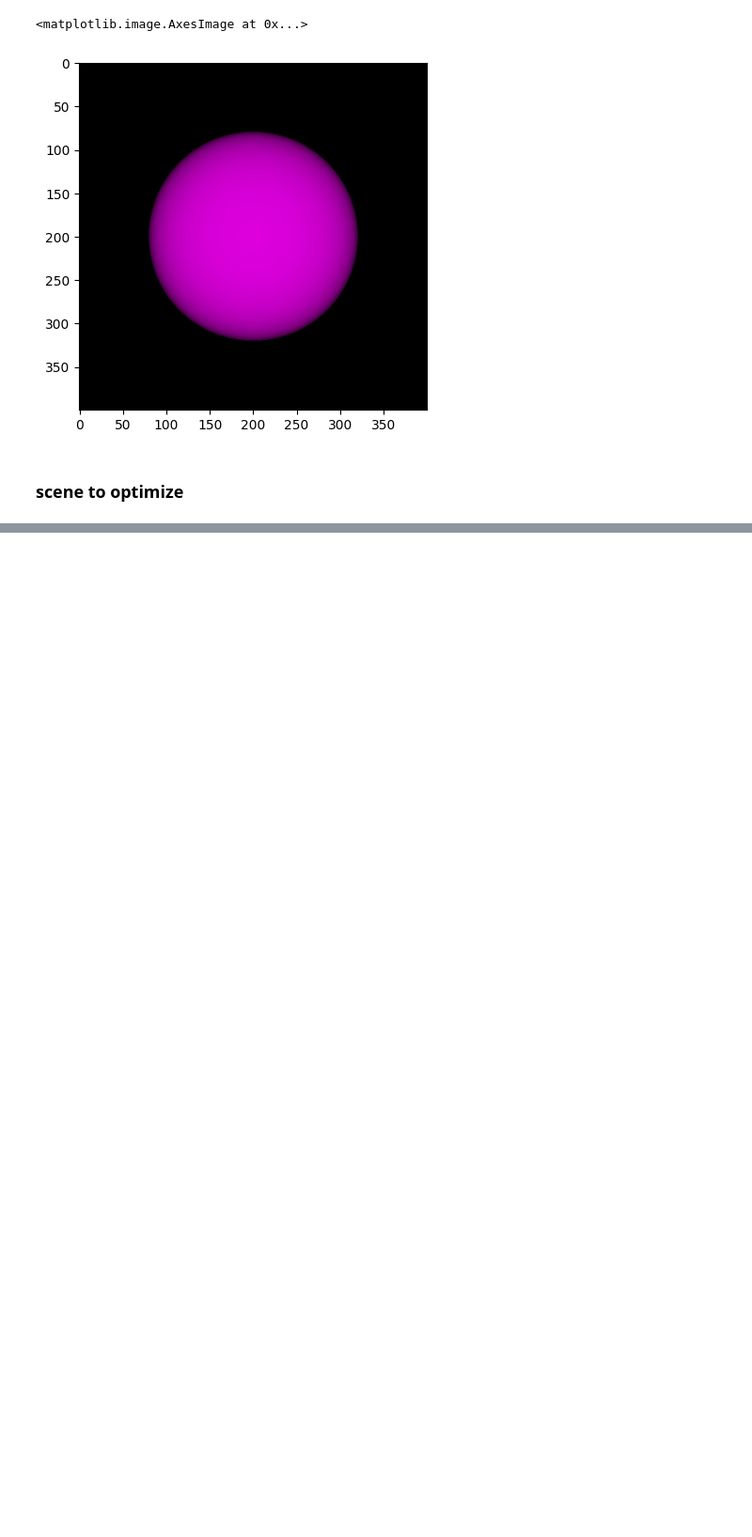
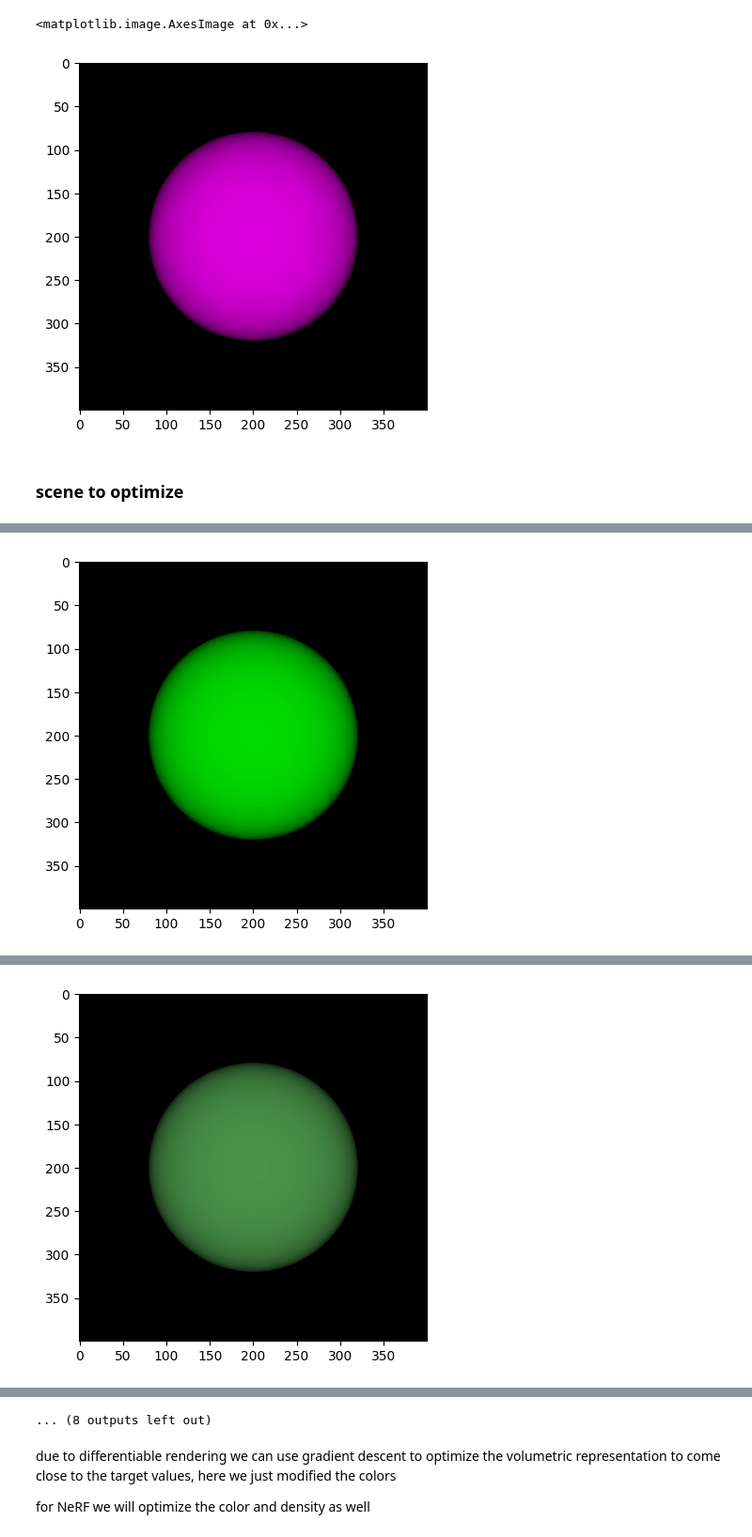
Before and after one commit to stanleyedward/learn_nerf, a Jupyter notebook: volumetric-rendering_optimization.ipynb, the cells around one changed output, grey strips where cells are left out. Shown at 94% size. Cells and saved outputs as stored; diff of their text form; code cells hidden in the pictures; blank space fills up the shorter version.

Commit message:
optimize color

```diff
--- a/volumetric-rendering_optimization.ipynb
+++ b/volumetric-rendering_optimization.ipynb
@@ -335,8 +337,9 @@ origin = torch.Tensor([0., 0., -1.])
 color_to_optimize = torch.tensor([0., 1., 0.], requires_grad = True, dtype=torch.float32) #green instead of purple
 radius = torch.Tensor([.1])
 
-s = Sphere(origin, radius, color_to_optimize)
-Ax = rendering(s, rays_origin,rays_direction, 0.8, 1.2)
+#using helper functions without print statements
+s = helper_functions.Sphere(origin, radius, color_to_optimize)
+Ax = helper_functions.rendering(s, rays_origin,rays_direction, 0.8, 1.2)
 
 loss = ((Ax - target_px_colors)**2).mean()
 loss.backward()
@@ -364,0 +352,23 @@ tensor([-0.0911,  0.0911, -0.0911])
+# %%
+optimizer = torch.optim.SGD({color_to_optimize}, lr=2e-1)
+# %%
+for epoch in range(200):
+    #using helper functions without print statements
+    s = helper_functions.Sphere(origin, radius, color_to_optimize)
+    Ax = helper_functions.rendering(s, rays_origin,rays_direction, 0.8, 1.2)
+
+
+    loss = ((Ax - target_px_colors)**2).mean()
+
+    optimizer.zero_grad()
+    loss.backward()
+    optimizer.step()
+
+    if epoch % 20 == 0:
+        print("loss:",loss.item())
+        print("color:",color_to_optimize)
+
+        img = Ax.reshape(H, W, 3).cpu().data.numpy()
+        plt.imshow(img)
+        plt.show()
+# %% [output]
@@ -364,0 +377 @@ tensor([-0.0911,  0.0911, -0.0911])
+[figure, added]
@@ -364,0 +380 @@ tensor([-0.0911,  0.0911, -0.0911])
+[figure, added]
@@ -364,0 +393,5 @@ tensor([-0.0911,  0.0911, -0.0911])
+... (8 outputs left out)
+# %% [markdown]
+due to differentiable rendering we can use gradient descent to optimize the volumetric representation to come close to the target values, here we just modified the colors
+
+for NeRF we will optimize the color and density as well
```
Also changed, not shown: parts of 5 cells of this notebook, 1 other file.
